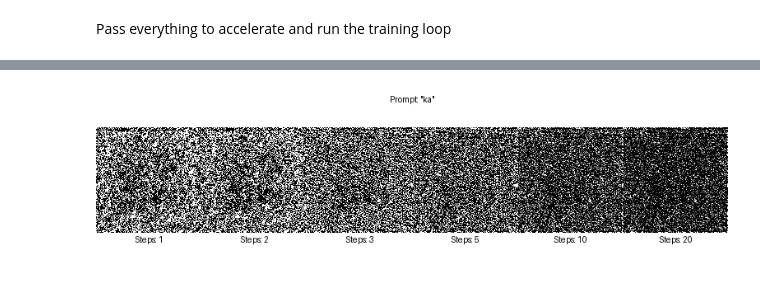
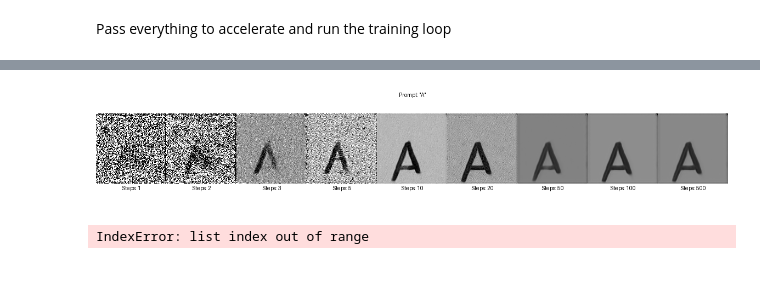
Before and after one commit to ashrivas99/multilingual_diffusion, a Jupyter notebook: glyffuser conditional colab.ipynb, the cells around one changed output, grey strips where cells are left out. Cells and saved outputs as stored; diff of their text form; code cells hidden in the pictures.

```diff
--- a/glyffuser conditional colab.ipynb
+++ b/glyffuser conditional colab.ipynb
@@ -833,31 +760,38 @@ ModuleNotFoundError: FrechetInceptionDistance metric requires that `Torch-fideli
 # %%
 from diffusers import DPMSolverMultistepScheduler
 import torch
 
 # Initialize the model pipeline
-pipeline = GlyffuserPipeline.from_pretrained("/content/multilingual_diffuser").to("cuda")
+pipeline = GlyffuserPipeline.from_pretrained("/content/multilingual_diffuser/checkpoint-199").to("cuda")
 pipeline.scheduler = DPMSolverMultistepScheduler()
 
-texts = ['ka']  # Your text prompt
-num_inference_steps_list = [1, 2, 3, 5, 10, 20]  # List of different num_inference_steps values
+texts = ['A']  # Your text prompt
+num_inference_steps_list = [1, 2, 3, 5, 10, 20, 50, 100, 500]  # List of different num_inference_steps values
 
 images = []
 
 # Generate images for each value in num_inference_steps_list
 for num_steps in num_inference_steps_list:
     generated_images = pipeline(
         texts,
         batch_size=1,  # Generate one image at a time for each step
         generator=torch.Generator(device='cuda').manual_seed(42),  # Generator can be on GPU here
         num_inference_steps=num_steps
     ).images
     images.append(generated_images[0])  # Append the generated image
 
 # Create the labeled grid
+for te
 image_grid = make_labeled_grid(images, texts[0], num_inference_steps_list, font_size=30, margin=20)
 image_grid
 
 # Save the image grid
 # image_grid.save(f"inference example.png") # Uncomment to save
 # %% [output]
-[figure, old version]
+[figure, new version]
+# %%
+# Create the labeled grid
+image_grid = make_labeled_grid(images, texts[3], num_inference_steps_list, font_size=30, margin=20)
+image_grid
+# %% [output]
+IndexError: list index out of range
```
Also changed, not shown: parts of 10 cells of this notebook.
